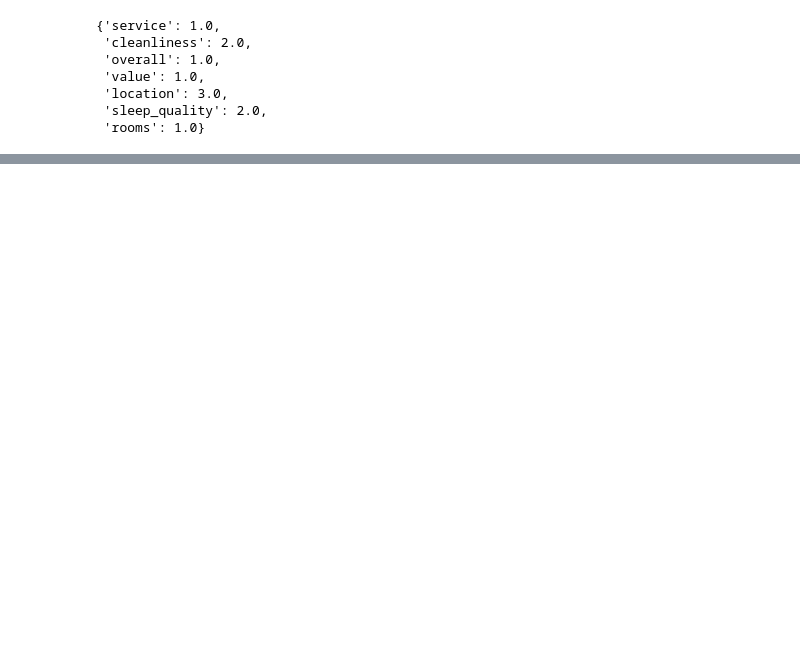
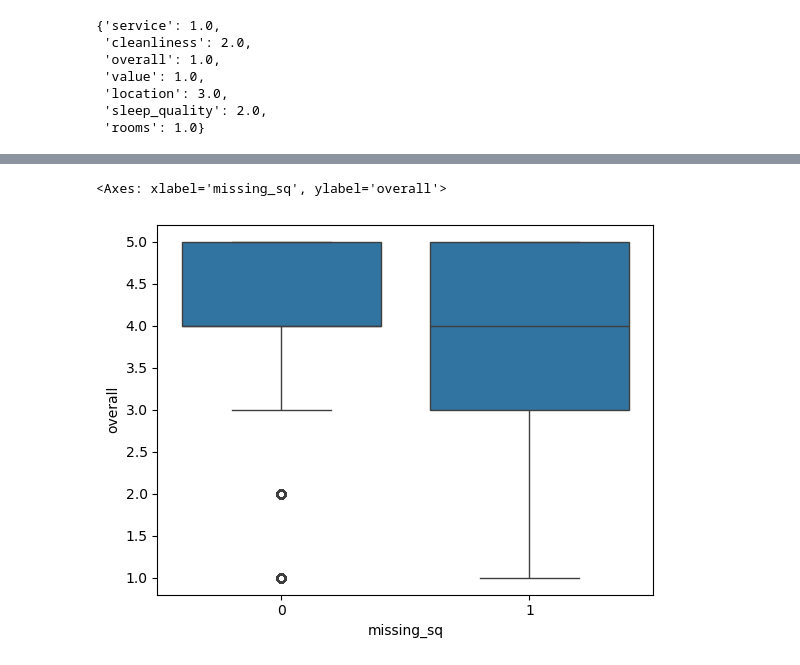
Before and after one commit to ArpanMukhopadhyay/NLP_applied, a Jupyter notebook: assignment2/ANLP_2025_S1_assignment2_a1797378_arpan_version01.ipynb, the cells around one changed output, grey strips where cells are left out. Cells and saved outputs as stored; diff of their text form; code cells hidden in the pictures; blank space fills up the shorter version.

```diff
--- a/assignment2/ANLP_2025_S1_assignment2_a1797378_arpan_version01.ipynb
+++ b/assignment2/ANLP_2025_S1_assignment2_a1797378_arpan_version01.ipynb
@@ -113,0 +266,3 @@ defaultdict(int,
+# %%
+train_data_new['missing_sq'] = train_data_new['sleep_quality'].isna().astype(int)
+train_data_new['missing_sq']
@@ -113,0 +282,5 @@ defaultdict(int,
+# %%
+sns.boxplot(x='missing_sq', y='overall', data=train_data_new)
+# %% [output]
+<Axes: xlabel='missing_sq', ylabel='overall'>
+[figure, added]
```
Also changed, not shown: parts of 23 cells of this notebook.
